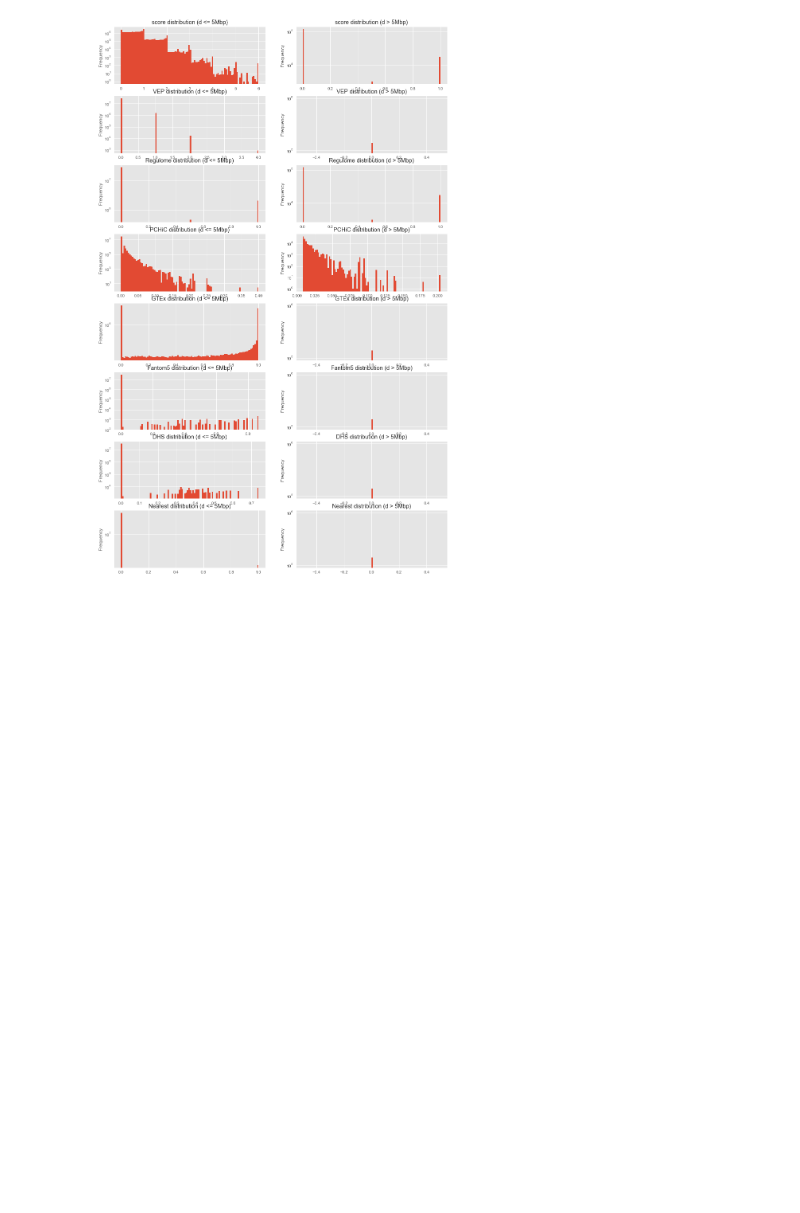
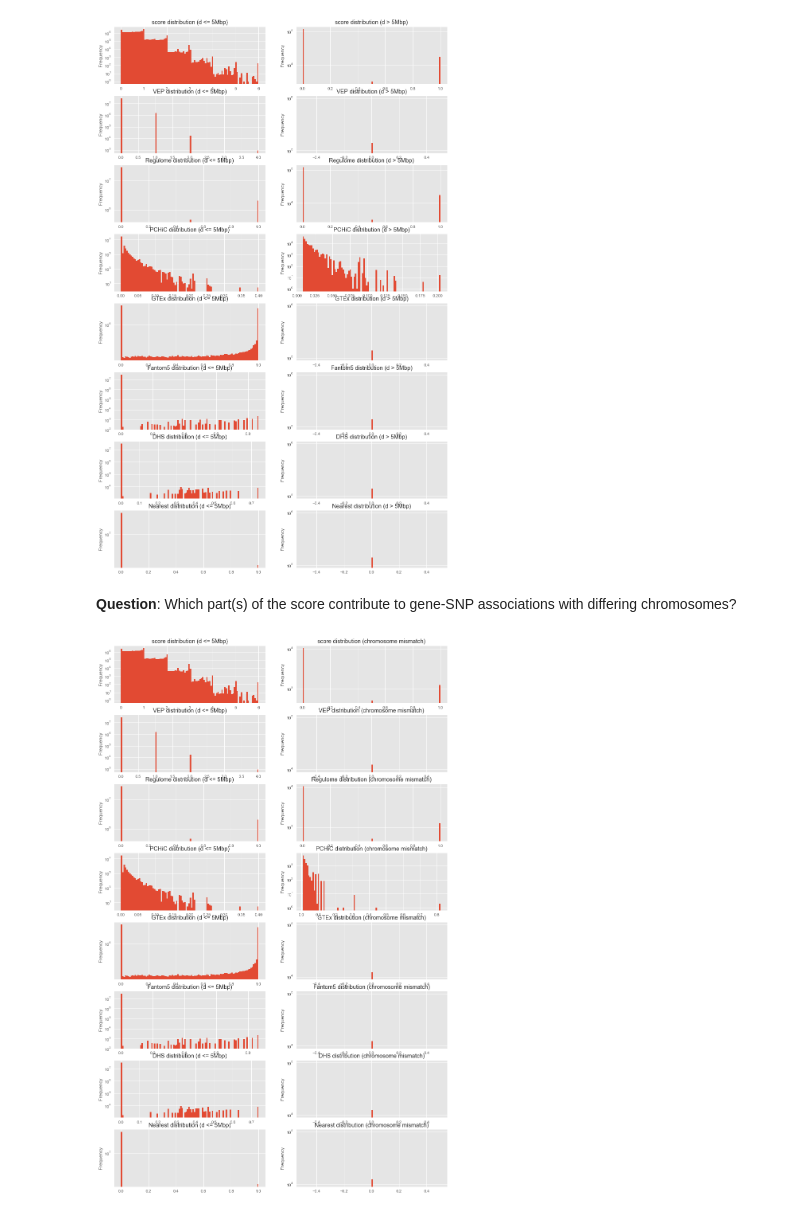
Before and after one commit to opentargets-archive/postgap_analysis, a Jupyter notebook: postgap_issues_2017_11_22.ipynb, the cells around one changed output. Drawn from its saved outputs; the diff is of its cells as text; code cells hidden in the pictures; blank space fills up the shorter version.

Commit message:
Add comparison for chromosome mismatch

```diff
--- a/postgap_issues_2017_11_22.ipynb
+++ b/postgap_issues_2017_11_22.ipynb
@@ -122,3 +118,13 @@ far_apart_scores.head()
 parts_hist_comparison(nearby_scores, far_apart_scores, score_parts, alabel='d <= 5Mbp', blabel='d > 5Mbp')
 # %% [output]
 [figure]
+# %% [markdown]
+**Question**: Which part(s) of the score contribute to gene-SNP associations with differing chromosomes?
+# %%
+geo_chrom_mismatches = geo[chrom_mismatches == True]
+d_mismatches = np.absolute(geo_chrom_mismatches.pos - geo_chrom_mismatches.gene_tss)
+chom_mismatch_cols = d_mismatches[d_mismatches > 5000000].reset_index(['gene_id', 'ld_snp_rsID'])[['gene_id', 'ld_snp_rsID']]
+chrom_mismatch_scores = pd.merge(chom_mismatch_cols, pg[['gene_id', 'ld_snp_rsID', *score_parts]], on=('gene_id', 'ld_snp_rsID'))
+parts_hist_comparison(nearby_scores, chrom_mismatch_scores, score_parts, alabel='d <= 5Mbp', blabel='chromosome mismatch')
+# %% [output]
+[figure, added]
```
Also changed, not shown: parts of 1 cell of this notebook.
